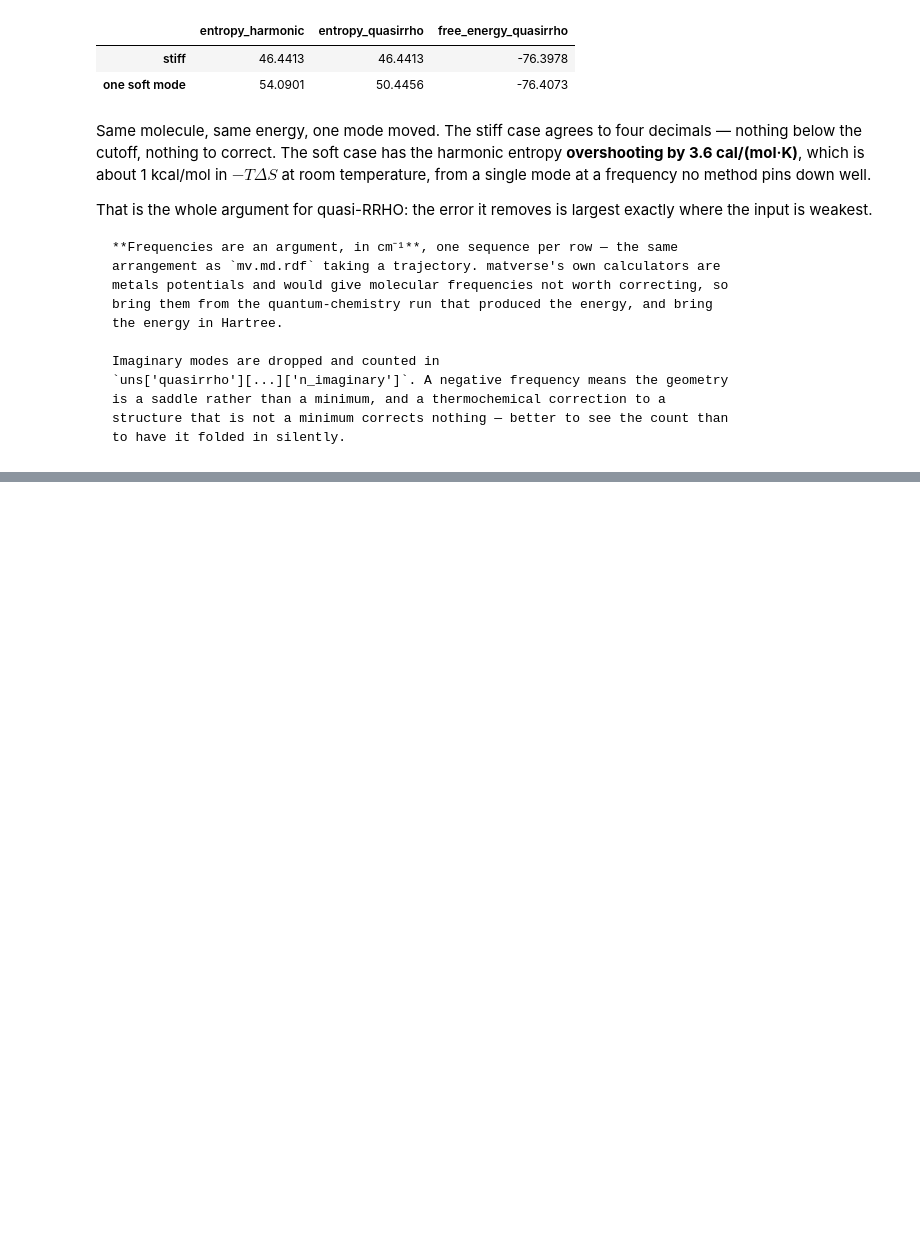
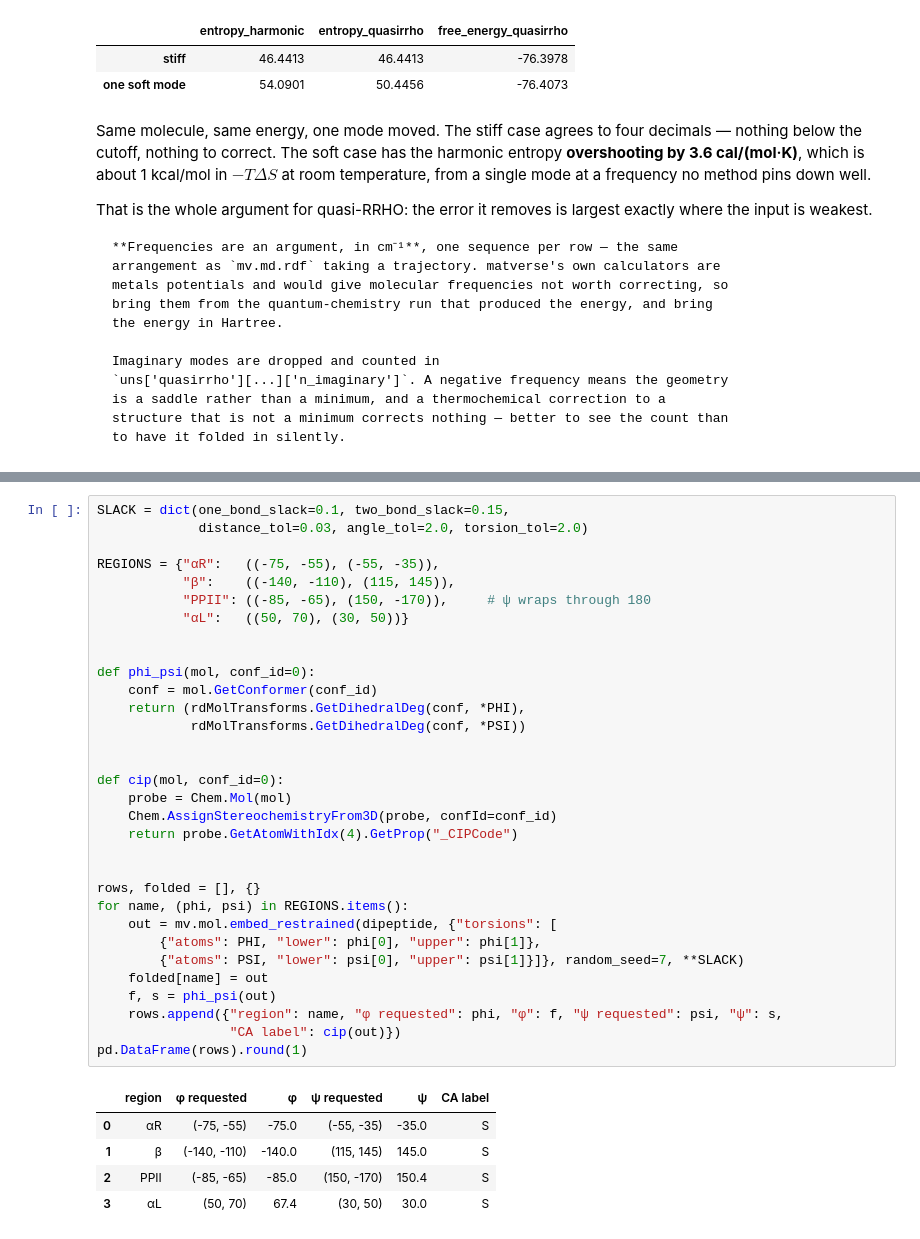
Before and after one commit to omicverse/matverse, a Jupyter notebook: matverse_guide/docs/tutorials/molecules.ipynb, the cells around one changed output, grey strips where cells are left out. Drawn from its saved outputs; the diff is of its cells as text; blank space fills up the shorter version.

```diff
--- a/matverse_guide/docs/tutorials/molecules.ipynb
+++ b/matverse_guide/docs/tutorials/molecules.ipynb
@@ -582,0 +764,38 @@ to have it folded in silently.
+# %%
+SLACK = dict(one_bond_slack=0.1, two_bond_slack=0.15,
+             distance_tol=0.03, angle_tol=2.0, torsion_tol=2.0)
+
+REGIONS = {"αR":   ((-75, -55), (-55, -35)),
+           "β":    ((-140, -110), (115, 145)),
+           "PPII": ((-85, -65), (150, -170)),     # ψ wraps through 180
+           "αL":   ((50, 70), (30, 50))}
+
+
+def phi_psi(mol, conf_id=0):
+    conf = mol.GetConformer(conf_id)
+    return (rdMolTransforms.GetDihedralDeg(conf, *PHI),
+            rdMolTransforms.GetDihedralDeg(conf, *PSI))
+
+
+def cip(mol, conf_id=0):
+    probe = Chem.Mol(mol)
+    Chem.AssignStereochemistryFrom3D(probe, confId=conf_id)
+    return probe.GetAtomWithIdx(4).GetProp("_CIPCode")
+
+
+rows, folded = [], {}
+for name, (phi, psi) in REGIONS.items():
+    out = mv.mol.embed_restrained(dipeptide, {"torsions": [
+        {"atoms": PHI, "lower": phi[0], "upper": phi[1]},
+        {"atoms": PSI, "lower": psi[0], "upper": psi[1]}]}, random_seed=7, **SLACK)
+    folded[name] = out
+    f, s = phi_psi(out)
+    rows.append({"region": name, "φ requested": phi, "φ": f, "ψ requested": psi, "ψ": s,
+                 "CA label": cip(out)})
+pd.DataFrame(rows).round(1)
+# %% [output]
+|  | region | φ requested | φ | ψ requested | ψ | CA label |
+| 0 | αR | (-75, -55) | -75.0 | (-55, -35) | -35.0 | S |
+| 1 | β | (-140, -110) | -140.0 | (115, 145) | 145.0 | S |
+| 2 | PPII | (-85, -65) | -85.0 | (150, -170) | 150.4 | S |
+| 3 | αL | (50, 70) | 67.4 | (30, 50) | 30.0 | S |
```
Also changed, not shown: parts of 28 cells of this notebook, 3 other files.
